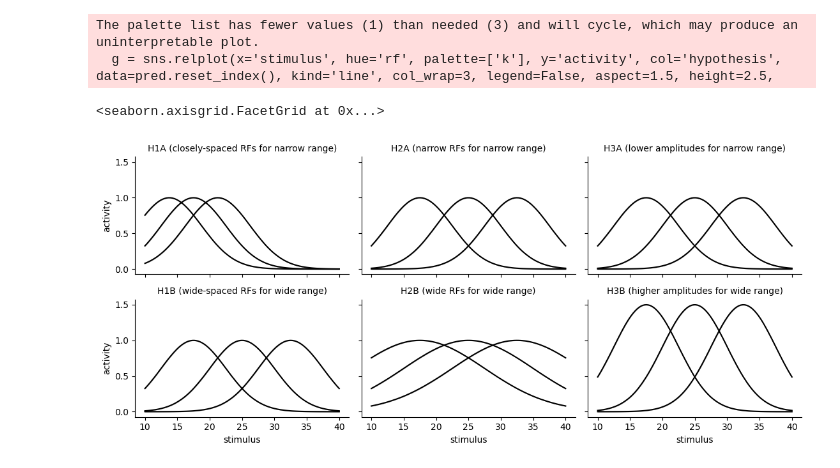
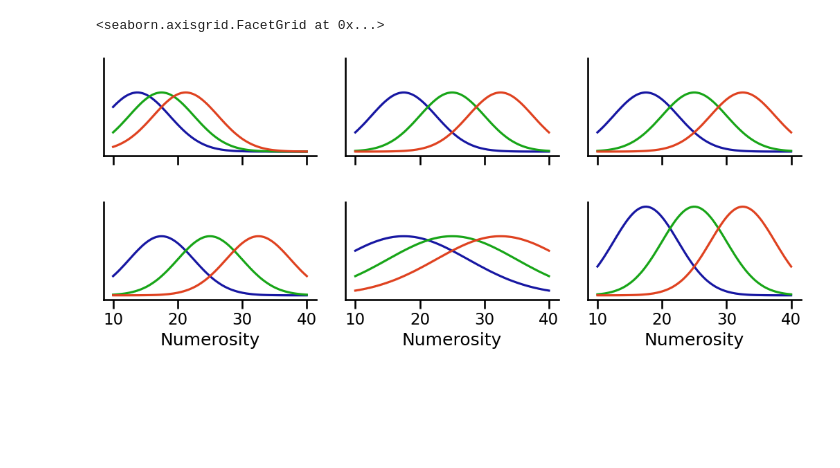
Before and after one commit to Gilles86/neural_priors, a Jupyter notebook: notebooks/illustrations_data_analysis_plan.ipynb, the cells around one changed output. Drawn from its saved outputs; the diff is of its cells as text; code cells hidden in the pictures; blank space fills up the shorter version.

```diff
--- a/notebooks/illustrations_data_analysis_plan.ipynb
+++ b/notebooks/illustrations_data_analysis_plan.ipynb
@@ -37,0 +84,10 @@ pred.index.set_names('rf', level=-1, inplace=True)
+# %%
+sns.set_context('talk')
+g = sns.relplot(x='stimulus', hue='rf', y='activity', col='hypothesis', data=pred.reset_index(), kind='line', col_wrap=2, legend=False, aspect=1.5, height=2.5,
+palette=sns.color_palette('nipy_spectral', 5, desat=.5)[::2],
+col_order=keys)
+                # col_order=['H1A (closely-spaced RFs for narrow range)', 'H2A (narrow RFs for narrow range)', 'H3A (lower amplitudes for narrow range)',
+                #             'H1B (wide-spaced RFs for wide range)', 'H2B (wide RFs for wide range)', 'H3B (higher amplitudes for wide range)'])
+
+g.set_titles('')
+g.set(xlabel='Numerosity', ylabel='Response', yticks=[])
@@ -37,0 +97,10 @@ pred.index.set_names('rf', level=-1, inplace=True)
+# %%
+sns.set_context('talk')
+g = sns.relplot(x='stimulus', hue='rf', y='activity', col='hypothesis', data=pred.reset_index(), kind='line', col_wrap=2, legend=False, aspect=1.5, height=2.5,
+palette=sns.color_palette('nipy_spectral', 5, desat=.75)[::2],
+col_order=keys)
+                # col_order=['H1A (closely-spaced RFs for narrow range)', 'H2A (narrow RFs for narrow range)', 'H3A (lower amplitudes for narrow range)',
+                #             'H1B (wide-spaced RFs for wide range)', 'H2B (wide RFs for wide range)', 'H3B (higher amplitudes for wide range)'])
+
+g.set_titles('')
+g.set(xlabel='Numerosity', ylabel='', yticks=[])
@@ -38,11 +110,12 @@ pred.index.set_names('rf', level=-1, inplace=True)
 # %%
-g = sns.relplot(x='stimulus', hue='rf', palette=['k'], y='activity', col='hypothesis', data=pred.reset_index(), kind='line', col_wrap=3, legend=False, aspect=1.5, height=2.5,
+sns.set_context('talk')
+g = sns.relplot(x='stimulus', hue='rf', y='activity', col='hypothesis', data=pred.reset_index(), kind='line', col_wrap=3, legend=False, aspect=1.5, height=2.5,
+palette=sns.color_palette('nipy_spectral', 5, desat=.75)[::2],
                 col_order=['H1A (closely-spaced RFs for narrow range)', 'H2A (narrow RFs for narrow range)', 'H3A (lower amplitudes for narrow range)',
                             'H1B (wide-spaced RFs for wide range)', 'H2B (wide RFs for wide range)', 'H3B (higher amplitudes for wide range)'])
 
-g.set_titles('{col_name}')
+g.set_titles('')
+g.set(xlabel='Numerosity', ylabel='', yticks=[])
 # %% [output]
-The palette list has fewer values (1) than needed (3) and will cycle, which may produce an uninterpretable plot.
-  g = sns.relplot(x='stimulus', hue='rf', palette=['k'], y='activity', col='hypothesis', data=pred.reset_index(), kind='line', col_wrap=3, legend=False, aspect=1.5, height=2.5,
+<seaborn.axisgrid.FacetGrid at 0x...>
-<seaborn.axisgrid.FacetGrid at 0x...>
-[figure, old version]
+[figure, new version]
```
Also changed, not shown: parts of 6 cells of this notebook, 10 other files.
